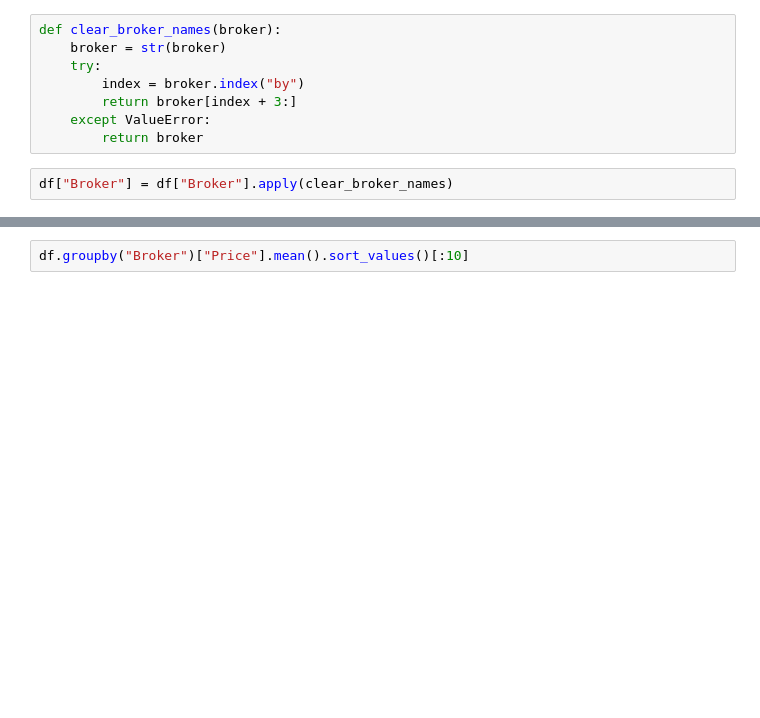
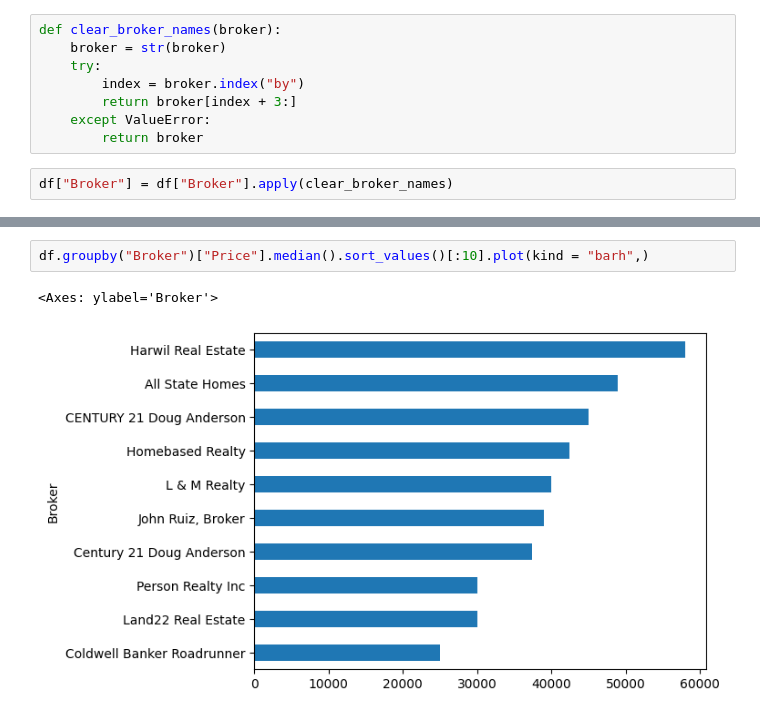
Before and after one commit to amelaku8/Realtor.com-Scraping-with-EDA, a Jupyter notebook: wrangling and EDA.ipynb, the cells around one changed output, grey strips where cells are left out. Saved outputs shown, nothing was run; the diff lists cells and outputs as text; blank space fills up the shorter version.

```diff
--- a/wrangling and EDA.ipynb
+++ b/wrangling and EDA.ipynb
@@ -74,2 +73,5 @@ df["Status"].value_counts().sort_values(ascending = False).plot(kind = "bar")
 # %%
-df.groupby("Broker")["Price"].mean().sort_values()[:10]
+df.groupby("Broker")["Price"].median().sort_values()[:10].plot(kind = "barh",)
+# %% [output]
+<Axes: ylabel='Broker'>
+[figure, added]
```
Also changed, not shown: parts of 15 cells of this notebook.
